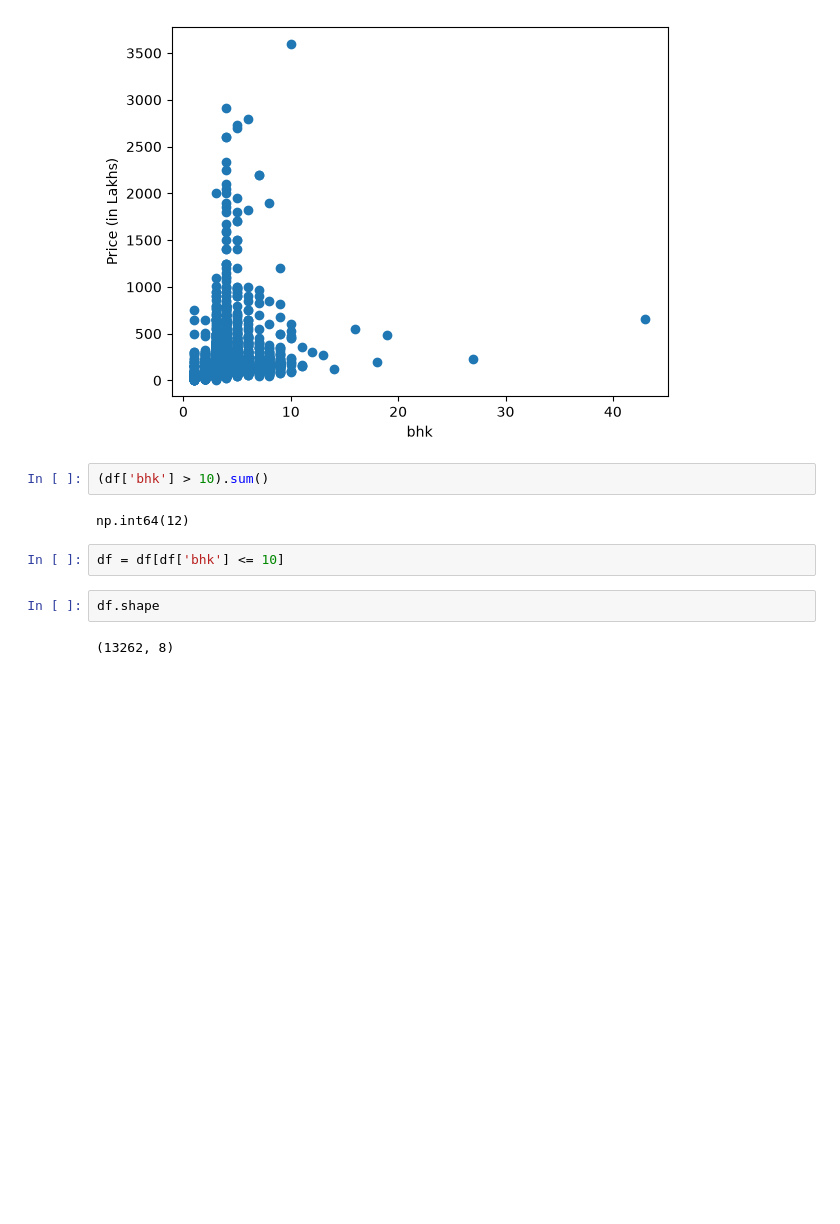
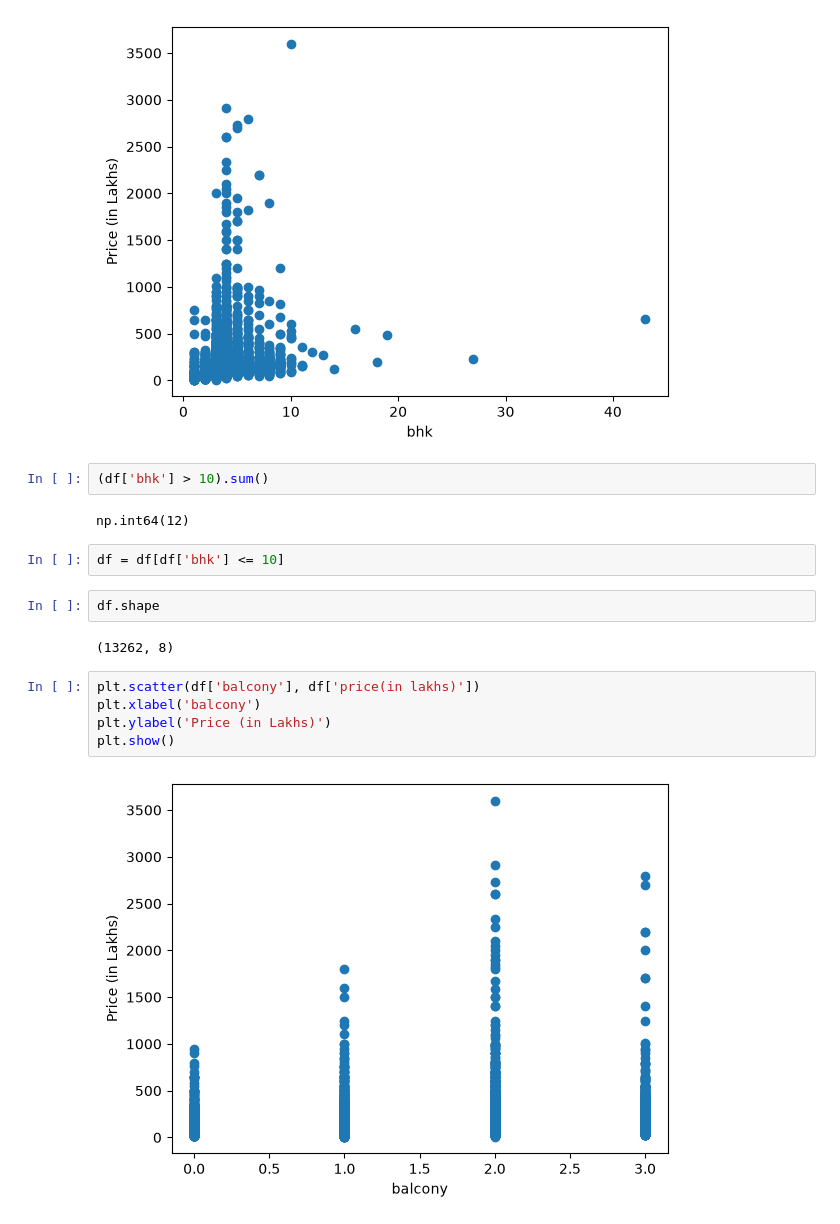
Before and after one commit to PranayBhardwaj29/bengaluru-house-price-predictor, a Jupyter notebook: notebook/model_training.ipynb, the cells around one changed output. Drawn from its saved outputs; the diff is of its cells as text; blank space fills up the shorter version.

```diff
--- a/notebook/model_training.ipynb
+++ b/notebook/model_training.ipynb
@@ -509,3 +509,10 @@ df = df[df['bhk'] <= 10]
 df.shape
 # %% [output]
 (13262, 8)
+# %%
+plt.scatter(df['balcony'], df['price(in lakhs)'])
+plt.xlabel('balcony')
+plt.ylabel('Price (in Lakhs)')
+plt.show()
+# %% [output]
+[figure, added]
```
Also changed, not shown: parts of 4 cells of this notebook.
